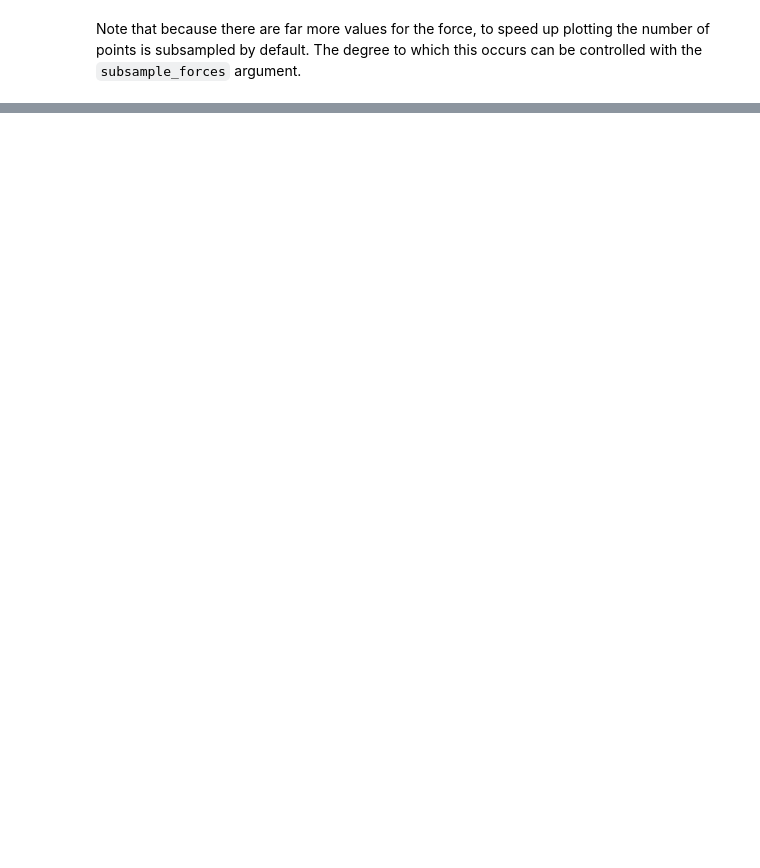
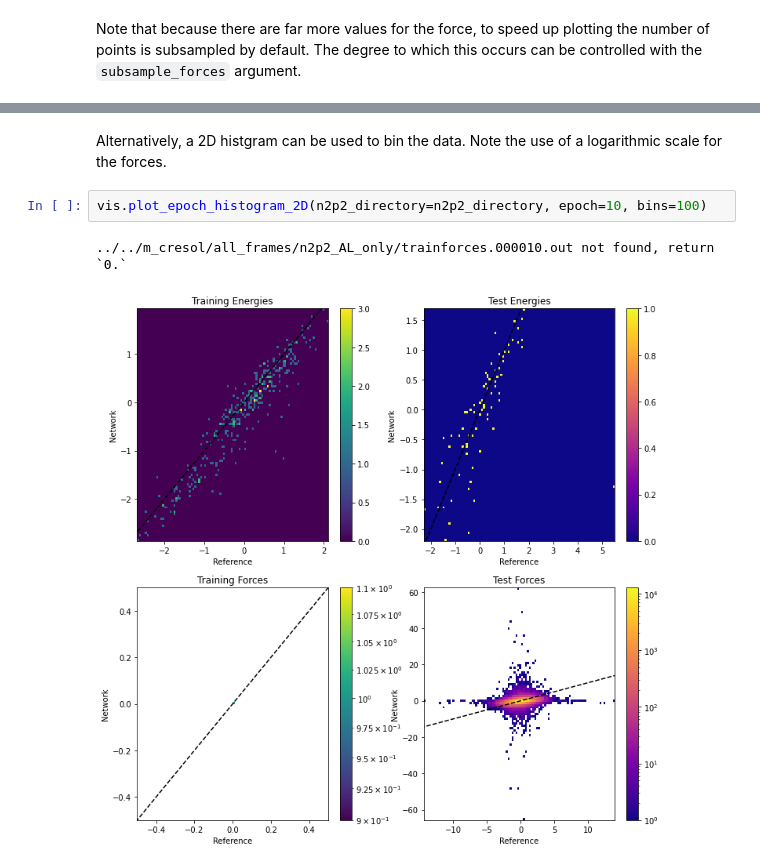
Before and after one commit to stfc/janus, a Jupyter notebook: examples/example_directory/scripts/visualise.ipynb, the cells around one changed output, grey strips where cells are left out. Cells and saved outputs as stored; diff of their text form; blank space fills up the shorter version.

```diff
--- a/examples/example_directory/scripts/visualise.ipynb
+++ b/examples/example_directory/scripts/visualise.ipynb
@@ -35,2 +35,9 @@ vis.plot_epoch(n2p2_directory=n2p2_directory, epoch=10, subsample_forces=100)
 # %% [output]
 [figure]
+# %% [markdown]
+Alternatively, a 2D histgram can be used to bin the data. Note the use of a logarithmic scale for the forces.
+# %%
+vis.plot_epoch_histogram_2D(n2p2_directory=n2p2_directory, epoch=10, bins=100)
+# %% [output]
+../../m_cresol/all_frames/n2p2_AL_only/trainforces.000010.out not found, return `0.`
+[figure, added]
```
Also changed, not shown: parts of 7 cells of this notebook, 52 other files.
